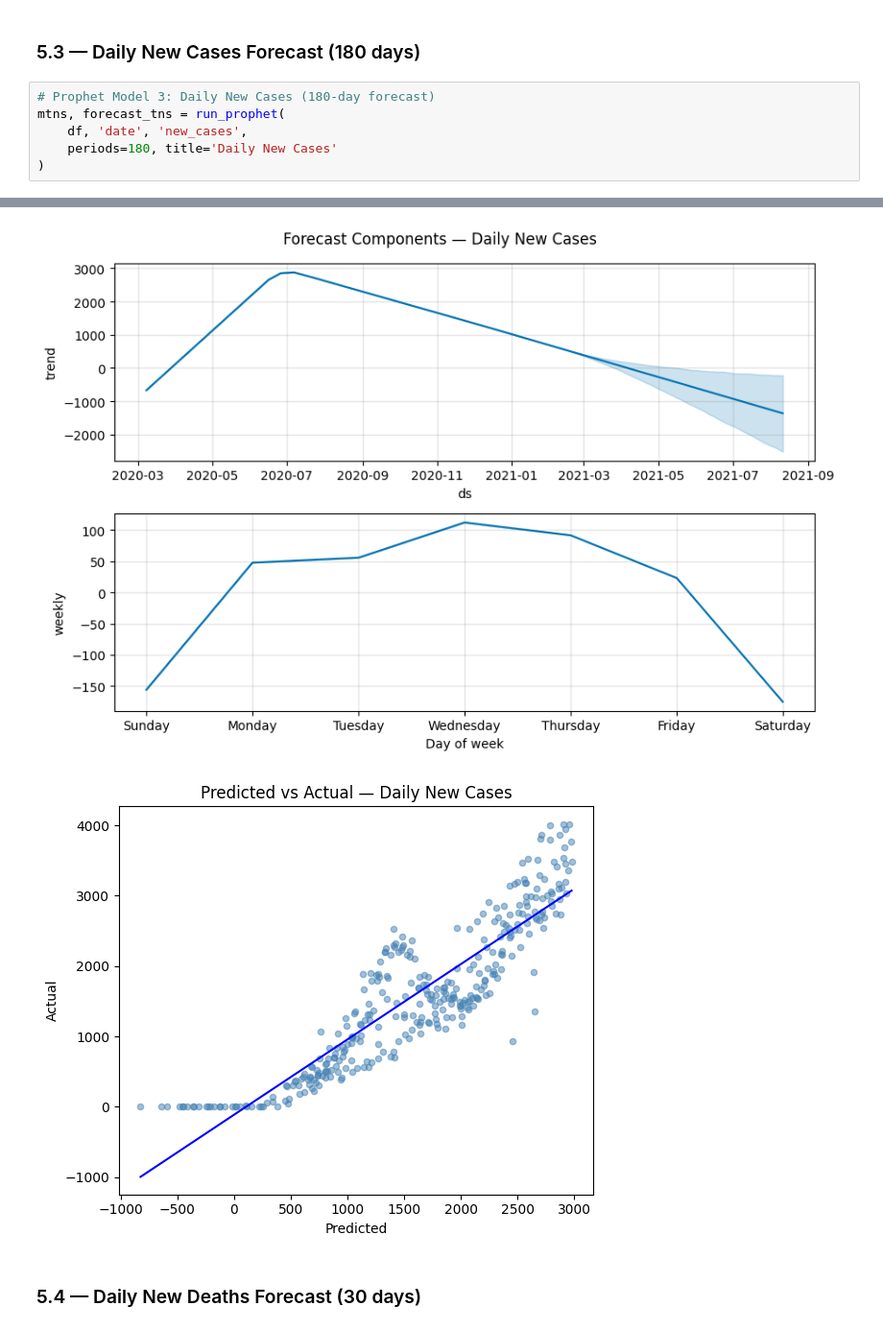
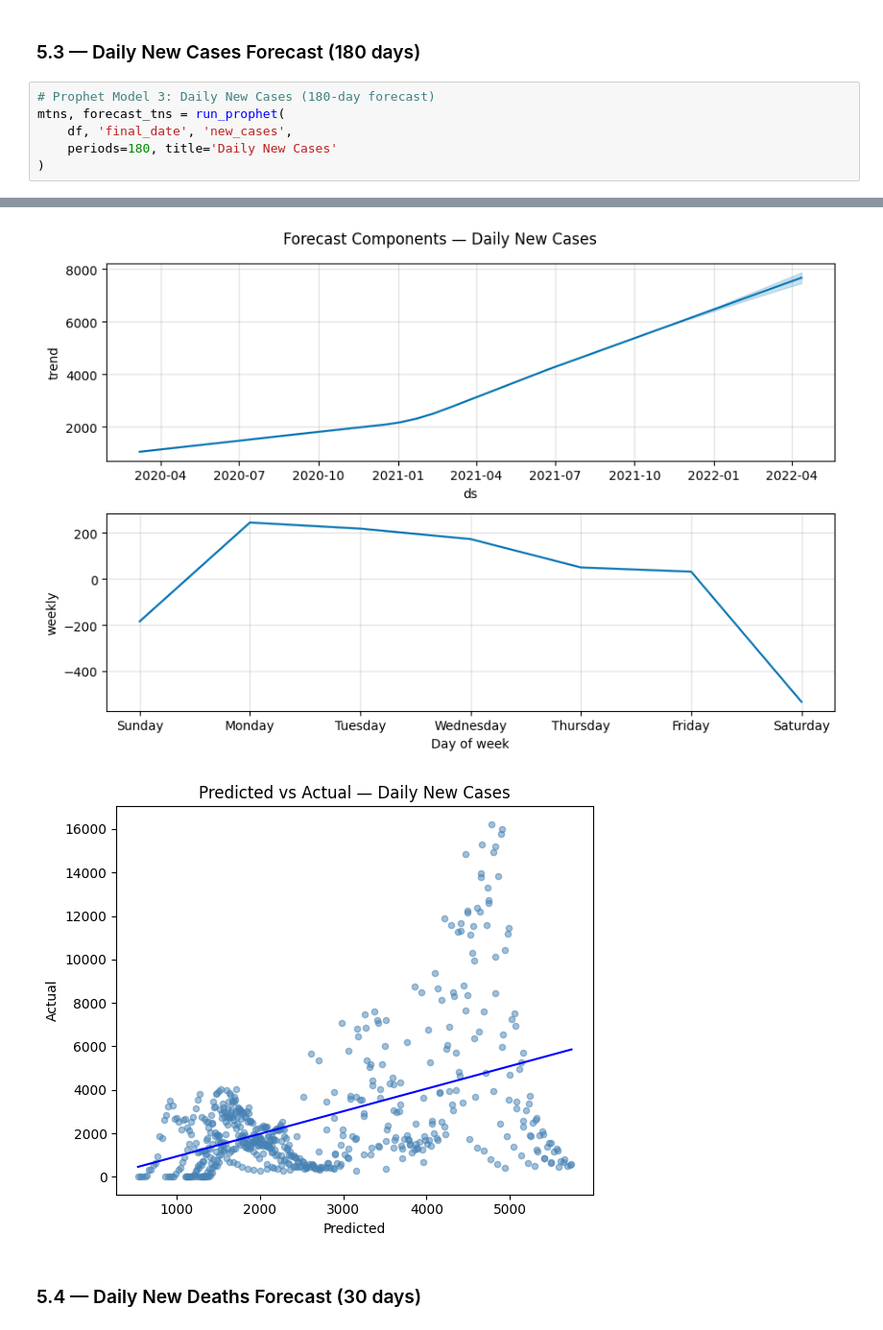
Before and after one commit to Sahadat97/COVID-19-Bangladesh-EDA-and-Daily-Cases-Prediction, a Jupyter notebook: COVID19_Bangladesh.ipynb, the cells around one changed output, grey strips where cells are left out. Shown at 96% size. Saved outputs shown, nothing was run; the diff lists cells and outputs as text.

```diff
--- a/COVID19_Bangladesh.ipynb
+++ b/COVID19_Bangladesh.ipynb
@@ -354,7 +350,7 @@ INFO:prophet:Disabling daily seasonality. Run prophet with daily_seasonality=Tru
 # %%
 # Prophet Model 3: Daily New Cases (180-day forecast)
 mtns, forecast_tns = run_prophet(
-    df, 'date', 'new_cases',
+    df, 'final_date', 'new_cases',
     periods=180, title='Daily New Cases'
 )
 # %% [output]
@@ -363,6 +357,6 @@ INFO:prophet:Disabling daily seasonality. Run prophet with daily_seasonality=Tru
 [interactive output not drawn]
-[figure, old version]
+[figure, new version]
-[figure, old version]
+[figure, new version]
 # %% [markdown]
 ### 5.4 — Daily New Deaths Forecast (30 days)
 # %%
```
Also changed, not shown: parts of 28 cells of this notebook.
